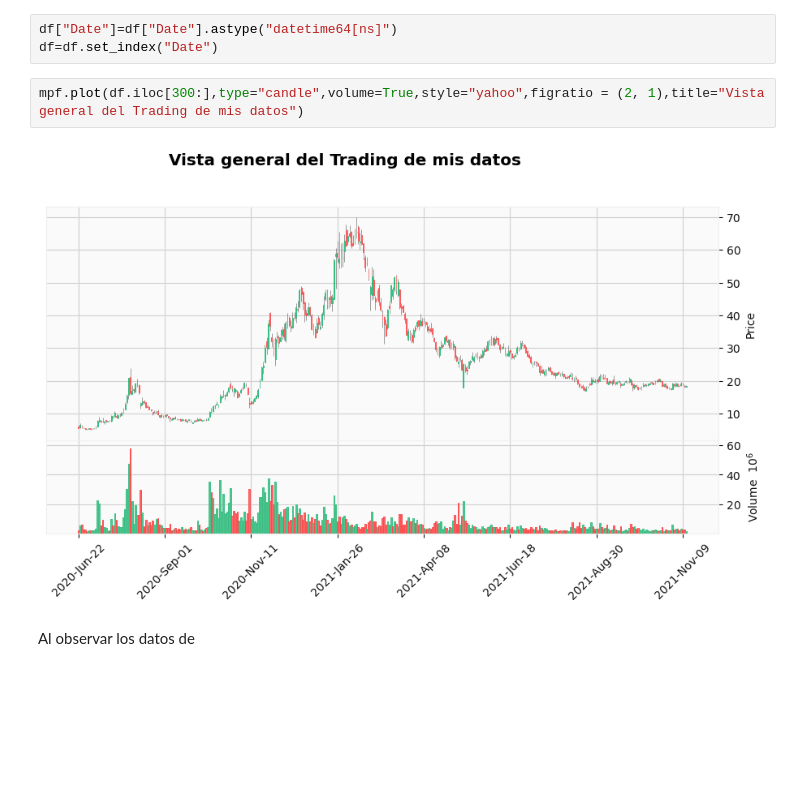
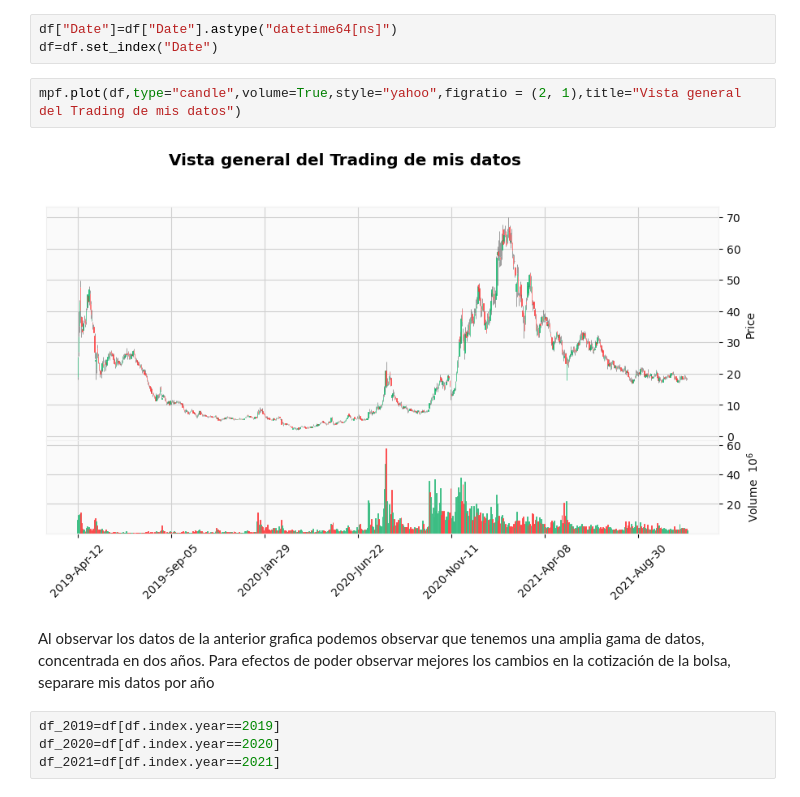
Before and after one commit to Fatbound/Portfolio, a Jupyter notebook: JMIA/notebooks/2. Analisis y Exploración.ipynb, the cells around one changed output. Drawn from its saved outputs; the diff is of its cells as text; blank space fills up the shorter version.

Commit message:
Practicamenta ya terminamos el analisis de mis dato, falta las conclusiones

```diff
--- a/JMIA/notebooks/2. Analisis y Exploración.ipynb
+++ b/JMIA/notebooks/2. Analisis y Exploración.ipynb
@@ -22,8 +22,12 @@ df.head(3)
 df["Date"]=df["Date"].astype("datetime64[ns]")
 df=df.set_index("Date")
 # %%
-mpf.plot(df.iloc[300:],type="candle",volume=True,style="yahoo",figratio = (2, 1),title="Vista general del Trading de mis datos")
+mpf.plot(df,type="candle",volume=True,style="yahoo",figratio = (2, 1),title="Vista general del Trading de mis datos")
 # %% [output]
-[figure, old version]
+[figure, new version]
 # %% [markdown]
-Al observar los datos de
+Al observar los datos de la anterior grafica podemos observar que tenemos una amplia gama de datos, concentrada en dos años. Para efectos de poder observar mejores los cambios en la cotización de la bolsa, separare mis datos por año
+# %%
+df_2019=df[df.index.year==2019]
+df_2020=df[df.index.year==2020]
+df_2021=df[df.index.year==2021]
```
Also changed, not shown: parts of 11 cells of this notebook.
